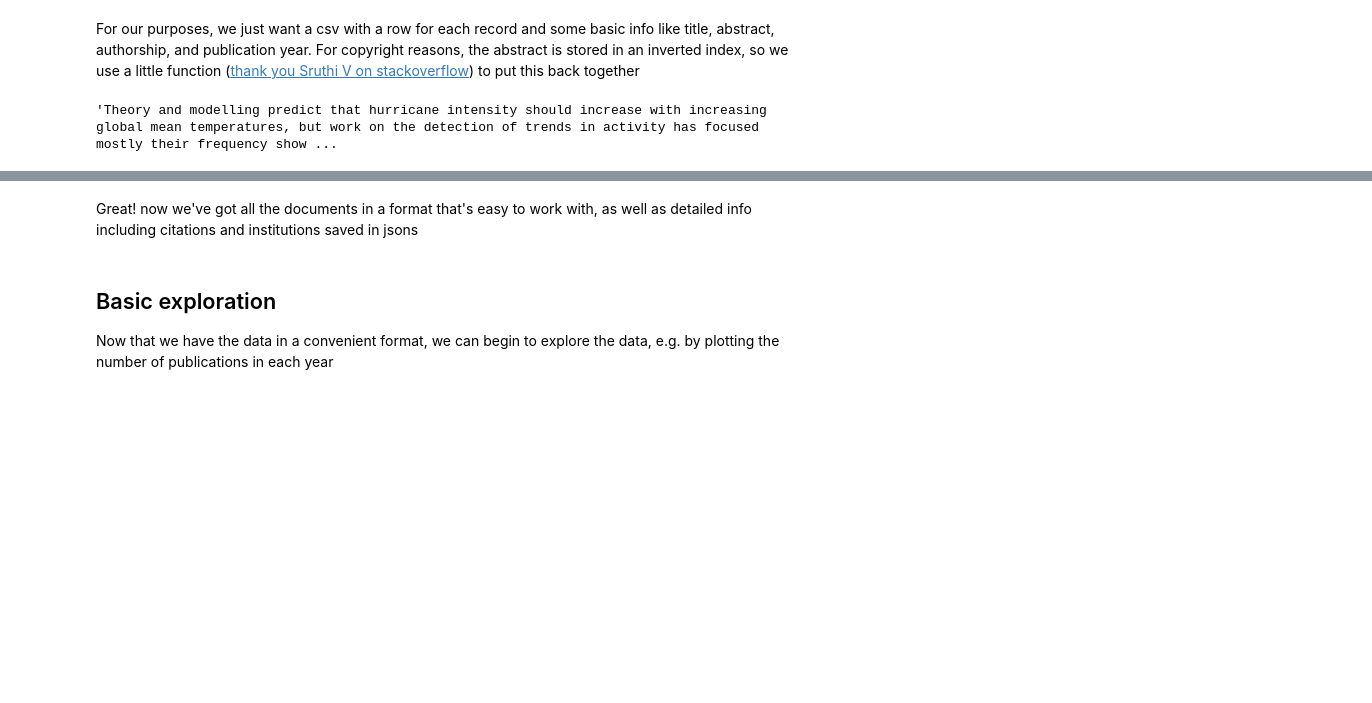
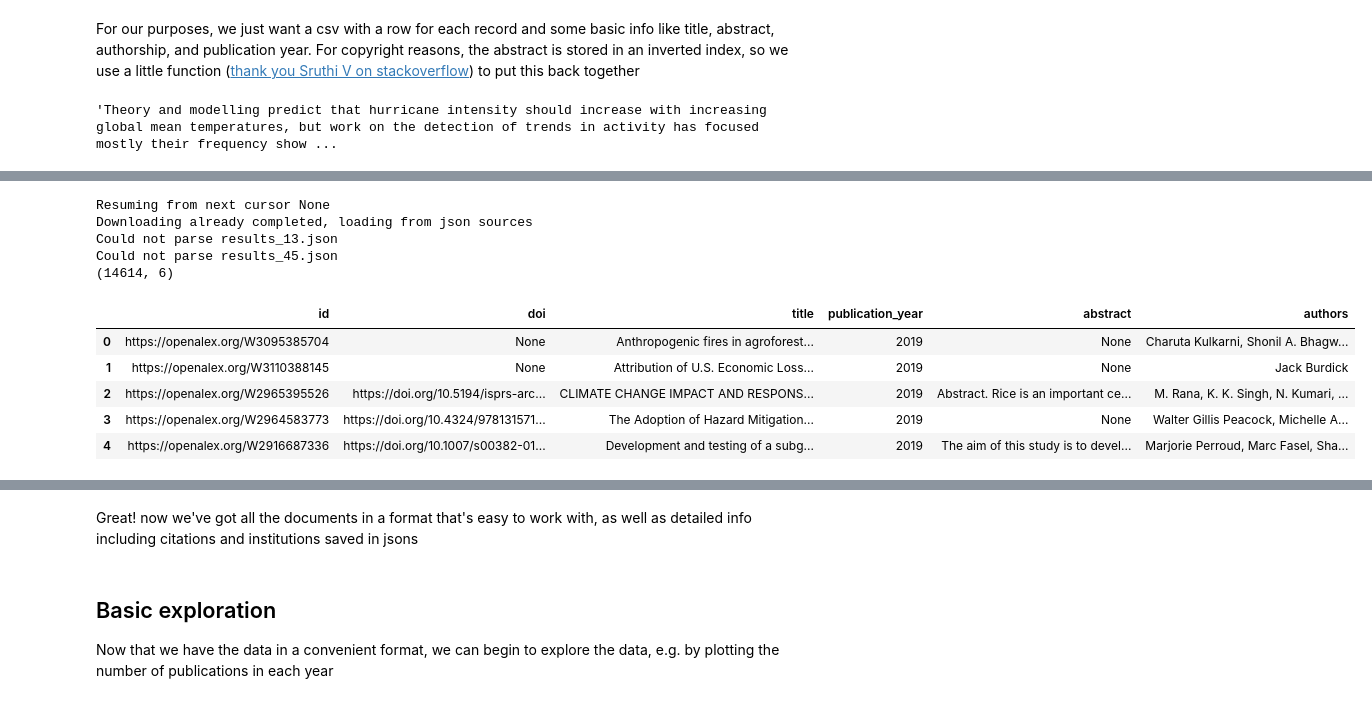
Before and after one commit to mcallaghan/NLP-climate-science-tutorial-CCAI, a Jupyter notebook: A_obtaining_data.ipynb, the cells around one changed output, grey strips where cells are left out. Cells and saved outputs as stored; diff of their text form; code cells hidden in the pictures; blank space fills up the shorter version.

```diff
--- a/A_obtaining_data.ipynb
+++ b/A_obtaining_data.ipynb
@@ -199,22 +201,36 @@ df.head()
 import os
 
 import numpy as np
+from json import JSONDecodeError
 
 
 def get_paginated_results(url, directory, max_requests, headers, resume=False):
     next_cursor = "*"
     n_requests = 0
+    works_list = []
 
     if resume:
         if os.path.exists(f"{directory}/next_cursor.txt"):
             with open(f"{directory}/next_cursor.txt", "r") as f:
                 next_cursor = f.read()
                 print(f"Resuming from next cursor {next_cursor}")
+                if next_cursor == "None":
+                    print("Downloading already completed, loading from json sources")
+                    for filename in os.listdir(directory):
+                        if ".json" in filename:
+                            with open(f"{directory}/{filename}", "r") as f:
+                                try:
+                                    results = json.load(f)
+                                except JSONDecodeError:
+                                    print(f"Could not parse {filename}")
+                                    continue
+                                works_list += result_list(results, keep_fields)
+                    return works_list
         else:
             resume = False
 
 
-    works_list = []
+
     while next_cursor is not None:
         n_requests += 1
         if n_requests > max_requests:
@@ -230,14 +246,14 @@ def get_paginated_results(url, directory, max_requests, headers, resume=False):
         if resume:
             res = {}
             try:
-                with open(f"OpenAlex_data/q1_abstracts/results_{n_requests}.json", "r") as f:
+                with open(f"{directory}/results_{n_requests}.json", "r") as f:
                     res["results"] = json.load(f)
                     res["meta"] = {"next_cursor": next_cursor}
             except FileNotFoundError:
                 resume = False
             except:
                 print(n_requests)
-                with open(f"OpenAlex_data/q1_abstracts/results_{n_requests}.json", "r") as f:
+                with open(f"{directory}/results_{n_requests}.json", "r") as f:
                     res["results"] = json.load(f)
                 return
 
@@ -253,35 +269,49 @@ def get_paginated_results(url, directory, max_requests, headers, resume=False):
 
             try:
                 r = requests.get(cursor_url, headers=headers)
                 res = r.json()
             except:
                 print("Giving up")
                 break
 
         if len(res["results"]) > 0:
             if (
                 directory is not None
             ):  # if a directory is provided, save the results there
                 if not os.path.exists(directory):
                     os.makedirs(directory)
                 with open(f"{directory}/results_{n_requests}.json", "w") as f:
                     json.dump(res["results"], f)
             works_list += result_list(res["results"], keep_fields)
         next_cursor = res["meta"]["next_cursor"]
-        if next_cursor is not None:
-            with open(f"{directory}/next_cursor.txt", "w") as f:
+        with open(f"{directory}/next_cursor.txt", "w") as f:
+            if next_cursor is None:
+                f.write("None")
+            else:
                 f.write(next_cursor)
     return works_list
 
 
 directory = "OpenAlex_data/q1"
-works_list = get_paginated_results(url, directory, np.Inf, headers)
+works_list = get_paginated_results(url, directory, np.Inf, headers, resume=True)
 df = pd.DataFrame.from_dict(works_list)
 
 if not os.path.exists("data"):
     os.makedirs("data")
 df.to_csv("data/openalex_data.csv", index=False)
 print(df.shape)
 df.head()
+# %% [output]
+Resuming from next cursor None
+Downloading already completed, loading from json sources
+Could not parse results_13.json
+Could not parse results_45.json
+(14614, 6)
+|  | id | doi | title | publication_year | abstract | authors |
+| 0 | https://openalex.org/W3095385704 | None | Anthropogenic fires in agroforest... | 2019 | None | Charuta Kulkarni, Shonil A. Bhagw... |
+| 1 | https://openalex.org/W3110388145 | None | Attribution of U.S. Economic Loss... | 2019 | None | Jack Burdick |
+| 2 | https://openalex.org/W2965395526 | https://doi.org/10.5194/isprs-arc... | CLIMATE CHANGE IMPACT AND RESPONS... | 2019 | Abstract. Rice is an important ce... | M. Rana, K. K. Singh, N. Kumari, ... |
+| 3 | https://openalex.org/W2964583773 | https://doi.org/10.4324/978131571... | The Adoption of Hazard Mitigation... | 2019 | None | Walter Gillis Peacock, Michelle A... |
+| 4 | https://openalex.org/W2916687336 | https://doi.org/10.1007/s00382-01... | Development and testing of a subg... | 2019 | The aim of this study is to devel... | Marjorie Perroud, Marc Fasel, Sha... |
 # %%
 # Now we need to do the same for abstract search
```
Also changed, not shown: parts of 7 cells of this notebook, 9 other files.
